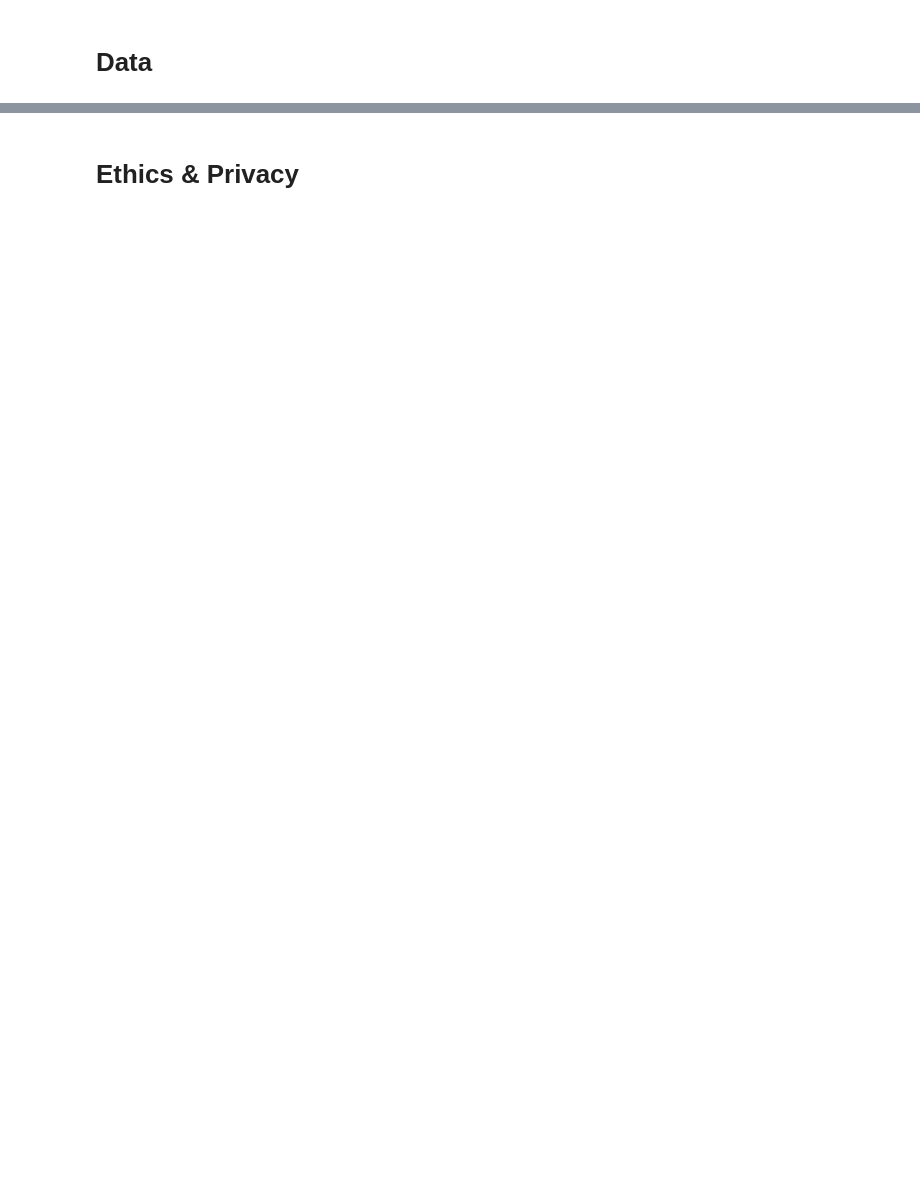
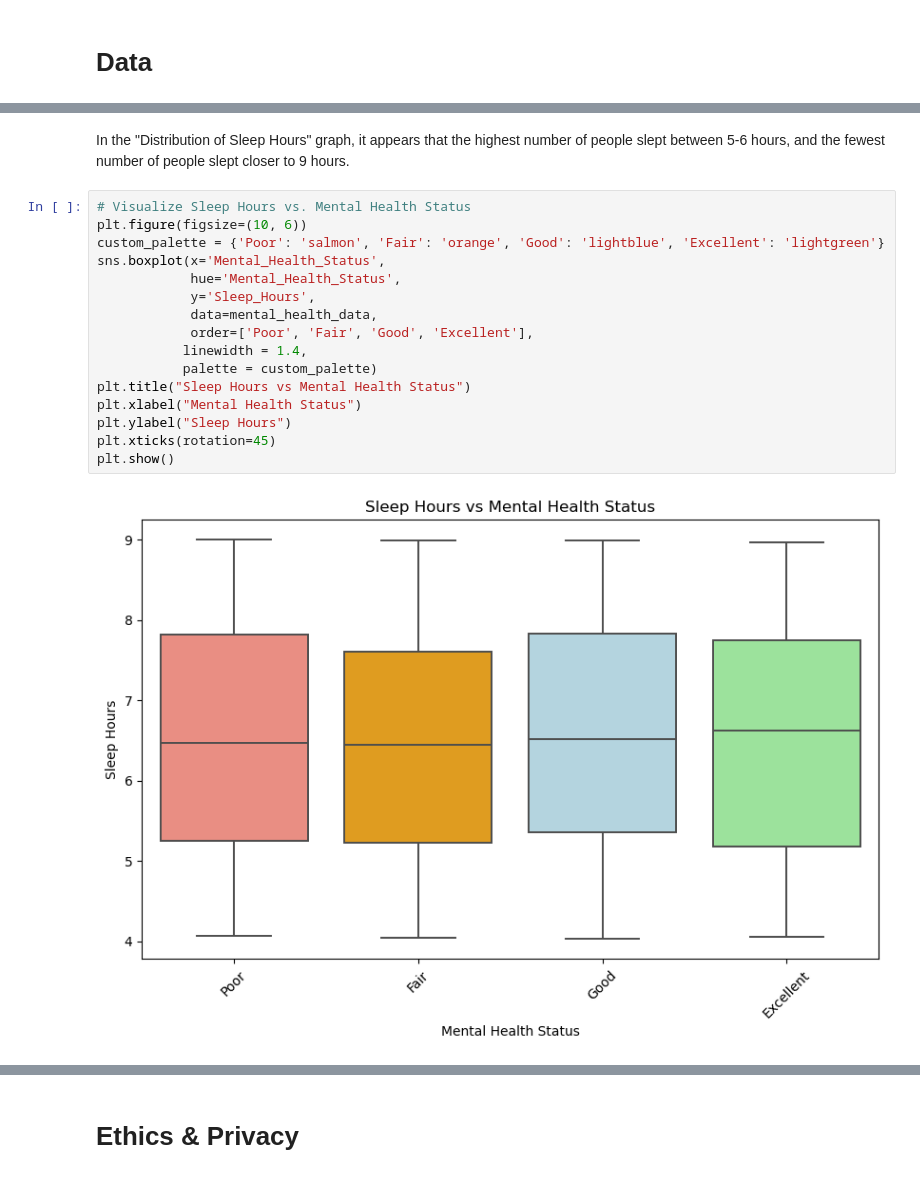
Before and after one commit to keshuvv/Data-Driven-Analysis-of-College-Students-Sleep-Pattern, a Jupyter notebook: FinalProject_Group116-FA24.ipynb, the cells around one changed output, grey strips where cells are left out. Cells and saved outputs as stored; diff of their text form; blank space fills up the shorter version.

```diff
--- a/FinalProject_Group116-FA24.ipynb
+++ b/FinalProject_Group116-FA24.ipynb
@@ -119,0 +385,20 @@ Some more words and stuff.  Remember notebooks work best if you interleave the c
+# %% [markdown]
+In the "Distribution of Sleep Hours" graph, it appears that the highest number of people slept between 5-6 hours, and the fewest number of people slept closer to 9 hours.
+# %%
+# Visualize Sleep Hours vs. Mental Health Status
+plt.figure(figsize=(10, 6))
+custom_palette = {'Poor': 'salmon', 'Fair': 'orange', 'Good': 'lightblue', 'Excellent': 'lightgreen'}
+sns.boxplot(x='Mental_Health_Status',
+            hue='Mental_Health_Status',
+            y='Sleep_Hours',
+            data=mental_health_data,
+            order=['Poor', 'Fair', 'Good', 'Excellent'],
+           linewidth = 1.4,
+           palette = custom_palette)
+plt.title("Sleep Hours vs Mental Health Status")
+plt.xlabel("Mental Health Status")
+plt.ylabel("Sleep Hours")
+plt.xticks(rotation=45)
+plt.show()
+# %% [output]
+[figure, added]
```
Also changed, not shown: parts of 88 cells of this notebook.
